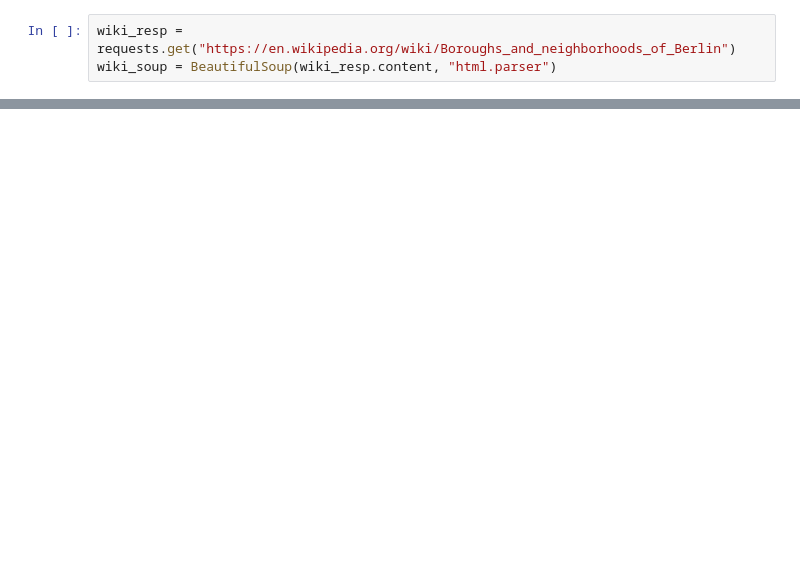
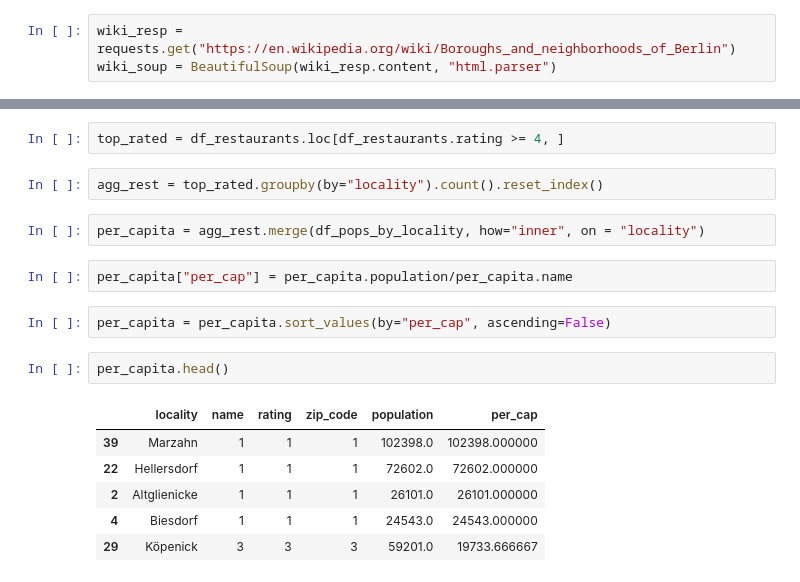
Before and after one commit to roger-hauber/challenge_luca, a Jupyter notebook: Bonus Task.ipynb, the cells around one changed output, grey strips where cells are left out. Cells and saved outputs as stored; diff of their text form; blank space fills up the shorter version.

```diff
--- a/Bonus Task.ipynb
+++ b/Bonus Task.ipynb
@@ -162,0 +353,19 @@ all_tables
+# %%
+top_rated = df_restaurants.loc[df_restaurants.rating >= 4, ]
+# %%
+agg_rest = top_rated.groupby(by="locality").count().reset_index()
+# %%
+per_capita = agg_rest.merge(df_pops_by_locality, how="inner", on = "locality")
+# %%
+per_capita["per_cap"] = per_capita.population/per_capita.name
+# %%
+per_capita = per_capita.sort_values(by="per_cap", ascending=False)
+# %%
+per_capita.head()
+# %% [output]
+|  | locality | name | rating | zip_code | population | per_cap |
+| 39 | Marzahn | 1 | 1 | 1 | 102398.0 | 102398.000000 |
+| 22 | Hellersdorf | 1 | 1 | 1 | 72602.0 | 72602.000000 |
+| 2 | Altglienicke | 1 | 1 | 1 | 26101.0 | 26101.000000 |
+| 4 | Biesdorf | 1 | 1 | 1 | 24543.0 | 24543.000000 |
+| 29 | Köpenick | 3 | 3 | 3 | 59201.0 | 19733.666667 |
```
Also changed, not shown: parts of 60 cells of this notebook, 7 other files.
